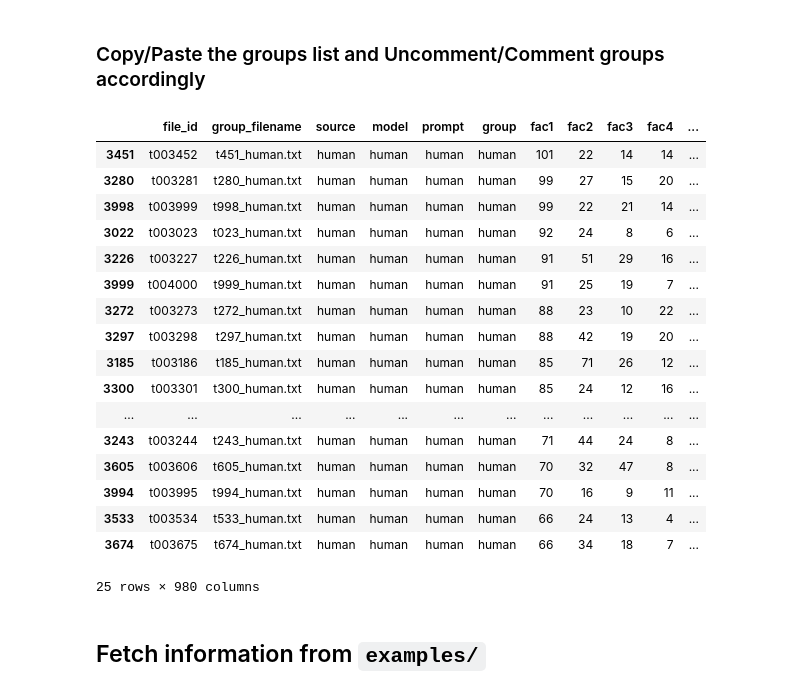
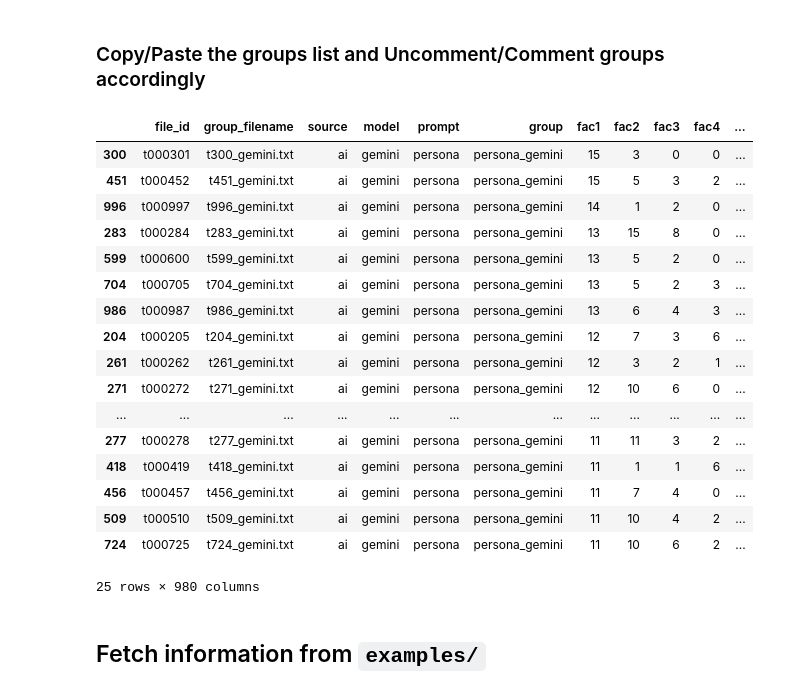
Before and after one commit to laelgelc/cl_st2_arianne, a Jupyter notebook: cl_st2_ph2_arianne/examples_simulation.ipynb, the cells around one changed output. Cells and saved outputs as stored; diff of their text form; code cells hidden in the pictures.

```diff
--- a/cl_st2_ph2_arianne/examples_simulation.ipynb
+++ b/cl_st2_ph2_arianne/examples_simulation.ipynb
@@ -186,32 +186,32 @@ GROUP = 'persona_gemini'
 # %% [markdown]
 ### Copy/Paste the groups list and Uncomment/Comment groups accordingly
 # %%
-GROUP = 'human'
+GROUP = 'persona_gemini'
+#GROUP = 'persona_grok'
 #GROUP = 'persona_gpt'
-#GROUP = 'persona_grok'
-#GROUP = 'persona_gemini'
+#GROUP = 'human'
 
 N_EXAMPLES = 25 # Define the number of examples to select
 
 scores_file_ids_df.loc[scores_file_ids_df["group"].eq(GROUP)].nlargest(N_EXAMPLES, FACTOR)
 # %% [output]
 |  | file_id | group_filename | source | model | prompt | group | fac1 | fac2 | fac3 | fac4 | ... |
-| 3451 | t003452 | t451_human.txt | human | human | human | human | 101 | 22 | 14 | 14 | ... |
-| 3280 | t003281 | t280_human.txt | human | human | human | human | 99 | 27 | 15 | 20 | ... |
-| 3998 | t003999 | t998_human.txt | human | human | human | human | 99 | 22 | 21 | 14 | ... |
-| 3022 | t003023 | t023_human.txt | human | human | human | human | 92 | 24 | 8 | 6 | ... |
-| 3226 | t003227 | t226_human.txt | human | human | human | human | 91 | 51 | 29 | 16 | ... |
-| 3999 | t004000 | t999_human.txt | human | human | human | human | 91 | 25 | 19 | 7 | ... |
-| 3272 | t003273 | t272_human.txt | human | human | human | human | 88 | 23 | 10 | 22 | ... |
-| 3297 | t003298 | t297_human.txt | human | human | human | human | 88 | 42 | 19 | 20 | ... |
-| 3185 | t003186 | t185_human.txt | human | human | human | human | 85 | 71 | 26 | 12 | ... |
-| 3300 | t003301 | t300_human.txt | human | human | human | human | 85 | 24 | 12 | 16 | ... |
+| 300 | t000301 | t300_gemini.txt | ai | gemini | persona | persona_gemini | 15 | 3 | 0 | 0 | ... |
+| 451 | t000452 | t451_gemini.txt | ai | gemini | persona | persona_gemini | 15 | 5 | 3 | 2 | ... |
+| 996 | t000997 | t996_gemini.txt | ai | gemini | persona | persona_gemini | 14 | 1 | 2 | 0 | ... |
+| 283 | t000284 | t283_gemini.txt | ai | gemini | persona | persona_gemini | 13 | 15 | 8 | 0 | ... |
+| 599 | t000600 | t599_gemini.txt | ai | gemini | persona | persona_gemini | 13 | 5 | 2 | 0 | ... |
+| 704 | t000705 | t704_gemini.txt | ai | gemini | persona | persona_gemini | 13 | 5 | 2 | 3 | ... |
+| 986 | t000987 | t986_gemini.txt | ai | gemini | persona | persona_gemini | 13 | 6 | 4 | 3 | ... |
+| 204 | t000205 | t204_gemini.txt | ai | gemini | persona | persona_gemini | 12 | 7 | 3 | 6 | ... |
+| 261 | t000262 | t261_gemini.txt | ai | gemini | persona | persona_gemini | 12 | 3 | 2 | 1 | ... |
+| 271 | t000272 | t271_gemini.txt | ai | gemini | persona | persona_gemini | 12 | 10 | 6 | 0 | ... |
 | ... | ... | ... | ... | ... | ... | ... | ... | ... | ... | ... | ... |
-| 3243 | t003244 | t243_human.txt | human | human | human | human | 71 | 44 | 24 | 8 | ... |
-| 3605 | t003606 | t605_human.txt | human | human | human | human | 70 | 32 | 47 | 8 | ... |
-| 3994 | t003995 | t994_human.txt | human | human | human | human | 70 | 16 | 9 | 11 | ... |
-| 3533 | t003534 | t533_human.txt | human | human | human | human | 66 | 24 | 13 | 4 | ... |
-| 3674 | t003675 | t674_human.txt | human | human | human | human | 66 | 34 | 18 | 7 | ... |
+| 277 | t000278 | t277_gemini.txt | ai | gemini | persona | persona_gemini | 11 | 11 | 3 | 2 | ... |
+| 418 | t000419 | t418_gemini.txt | ai | gemini | persona | persona_gemini | 11 | 1 | 1 | 6 | ... |
+| 456 | t000457 | t456_gemini.txt | ai | gemini | persona | persona_gemini | 11 | 7 | 4 | 0 | ... |
+| 509 | t000510 | t509_gemini.txt | ai | gemini | persona | persona_gemini | 11 | 10 | 4 | 2 | ... |
+| 724 | t000725 | t724_gemini.txt | ai | gemini | persona | persona_gemini | 11 | 10 | 6 | 2 | ... |
 25 rows × 980 columns
 # %% [markdown]
 ## Fetch information from `examples/`
```
Also changed, not shown: parts of 1 cell of this notebook.
